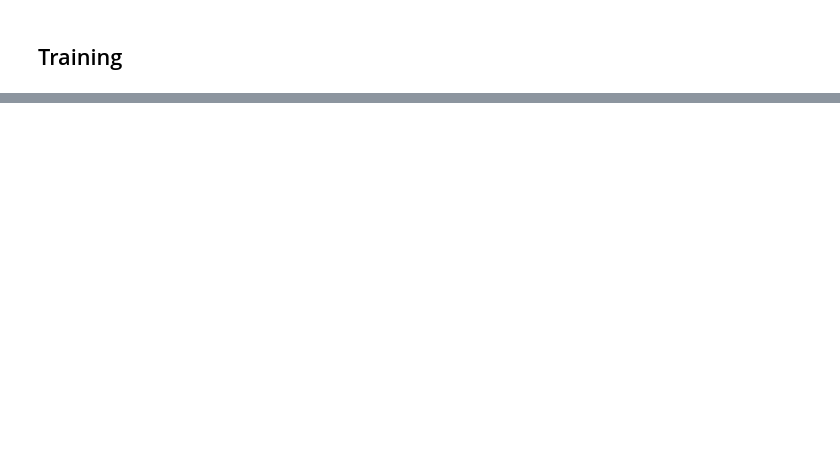
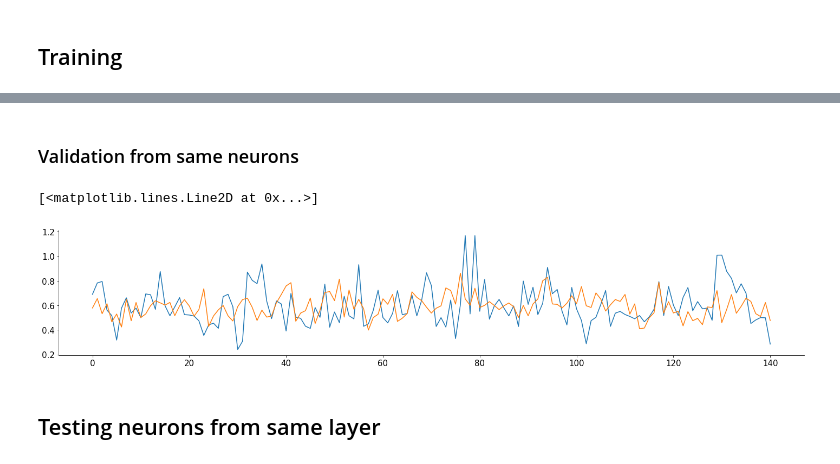
Before and after one commit to sazio/NMAs, a Jupyter notebook: src/Data_Loader.ipynb, the cells around one changed output, grey strips where cells are left out. Drawn from its saved outputs; the diff is of its cells as text; code cells hidden in the pictures; blank space fills up the shorter version.

```diff
--- a/src/Data_Loader.ipynb
+++ b/src/Data_Loader.ipynb
@@ -155,8 +158,8 @@ for neuron in dataRNN:
 normed_dataRNN = np.array(normed_dataRNN)
 
 # downsampling and averaging
-
-avgd_normed_dataRNN = moving_avg(normed_dataRNN, factor=5)
+#avgd_normed_dataRNN = dataRNN#
+avgd_normed_dataRNN = moving_avg(dataRNN, factor=10)
 # %% [markdown]
 issue: does the individual scaling by layer introduce bias that may artificially increase performance of the network?
 # %% [markdown]
@@ -249,7 +263,7 @@ net = Net(ncomp, NN1, NN2, bidi = True).to(device)
 # special thing:  we initialize the biases of the last layer in the neural network
 # we set them as the mean firing rates of the neurons.
 # this should make the initial predictions close to the mean, because the latents don't contribute much
-net.fc.bias.data[:] = x1.mean(axis = (0,1))
+net.fc.bias.data[:] = x1_train.mean(axis = (0,1))
 
 # we set up the optimizer. Adjust the learning rate if the training is slow or if it explodes.
 optimizer1 = torch.optim.Adam(net.parameters(), lr=.0001)
@@ -268,0 +347,43 @@ from tqdm import tqdm
+# %%
+"""
+### Original training
+# you can keep re-running this cell if you think the cost might decrease further
+
+cost = nn.MSELoss()
+
+niter = 5800
+# rnn_loss = 0.2372, lstm_loss = 0.2340, gru_lstm = 0.2370
+for k in tqdm(range(niter)):
+    net.train()
+    # the network outputs the single-neuron prediction and the latents
+    z, y = net(x1_train)
+
+    # our cost
+    loss = cost(z, x2_train)
+
+    # train the network as usual
+    loss.backward()
+    optimizer1.step()
+    optimizer1.zero_grad()
+
+
+    if k % 50 == 0:
+        with torch.no_grad():
+            net.eval()
+            valid_loss = cost(net(x1_valid)[0], x2_valid)
+
+            print(f' iteration {k}, train cost {loss.item():.4f}, valid cost {valid_loss.item():.4f}')
+
+""";
+# %% [markdown]
+### Validation from same neurons
+# %%
+test, hidden = net(x1_valid)
+# %%
+plt.plot(x2_valid[2,:,0].cpu().detach().numpy())
+plt.plot(test[2,:,0].cpu().detach().numpy())
+# %% [output]
+[<matplotlib.lines.Line2D at 0x...>]
+[figure, added]
+# %% [markdown]
+## Testing neurons from same layer
```
Also changed, not shown: parts of 22 cells of this notebook.
